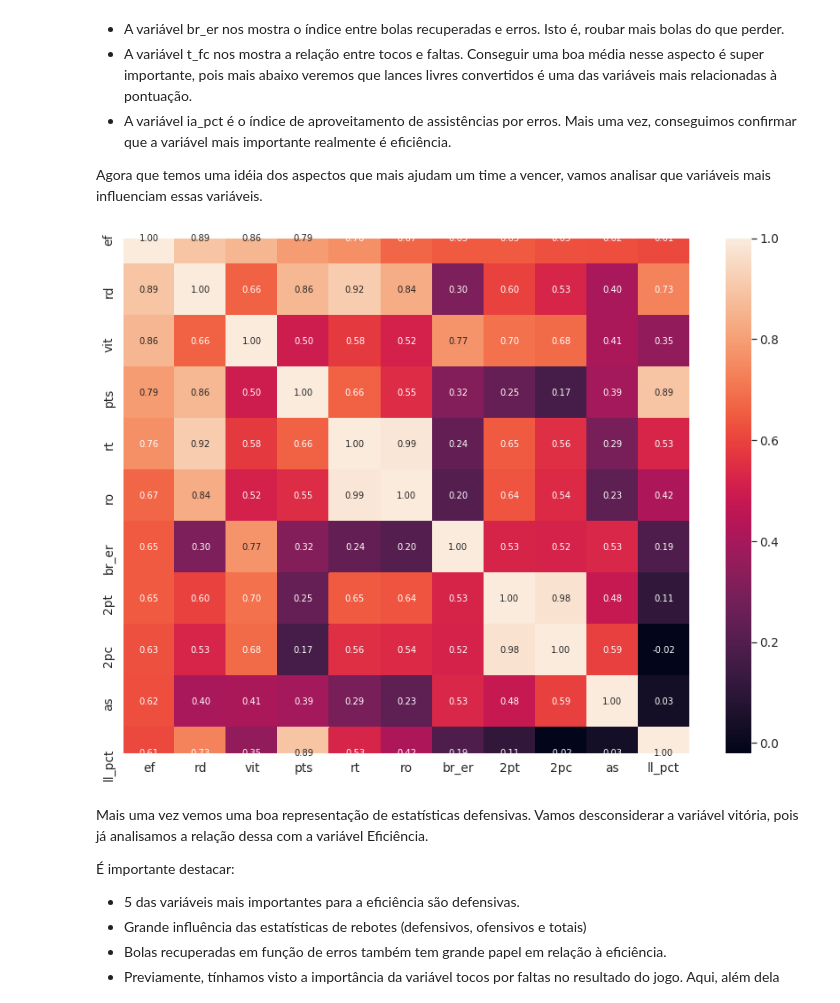
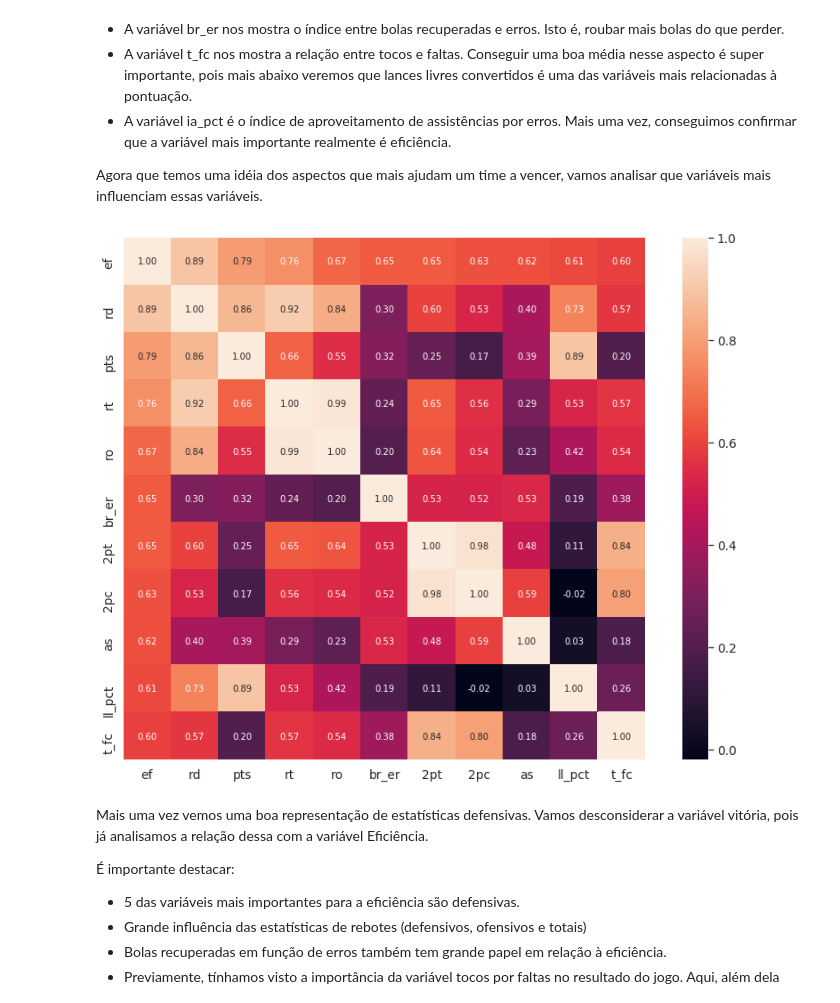
Before and after one commit to rafaelnduarte/Analise_De_Dados_Cerrado_Basquete, a Jupyter notebook: Análise_de_Dados_Cerrado_Basquete.ipynb, the cells around one changed output. Saved outputs shown, nothing was run; the diff lists cells and outputs as text; code cells hidden in the pictures.

```diff
--- a/Análise_de_Dados_Cerrado_Basquete.ipynb
+++ b/Análise_de_Dados_Cerrado_Basquete.ipynb
@@ -225,19 +233,21 @@ Agora que temos uma idéia dos aspectos que mais ajudam um time a vencer, vamos
 # %%
 # analisando a variável eficiência
 # number of variables to be selected
 k = 11
+df_corr.drop(['vit'], axis=1, inplace=True)
+corr = df_corr.corr()
 
 # finding the most correlated variables
 cols = corr.nlargest(k, 'ef')['ef'].index
 cm = np.corrcoef(df_corr[cols].values.T)
 
 # plotting the heatmap
 f, ax = plt.subplots(figsize=(12, 9))
 sns.set(font_scale=1.25)
 hm = sns.heatmap(cm, cbar=True, annot=True, square=True, fmt='.2f', annot_kws={'size': 10}, yticklabels=cols.values, xticklabels=cols.values)
 plt.tight_layout()
 # %% [output]
-[figure, old version]
+[figure, new version]
 # %% [markdown]
 Mais uma vez vemos uma boa representação de estatísticas defensivas. Vamos desconsiderar a variável vitória, pois já analisamos a relação dessa com a variável Eficiência.
 
```
Also changed, not shown: parts of 23 cells of this notebook.
